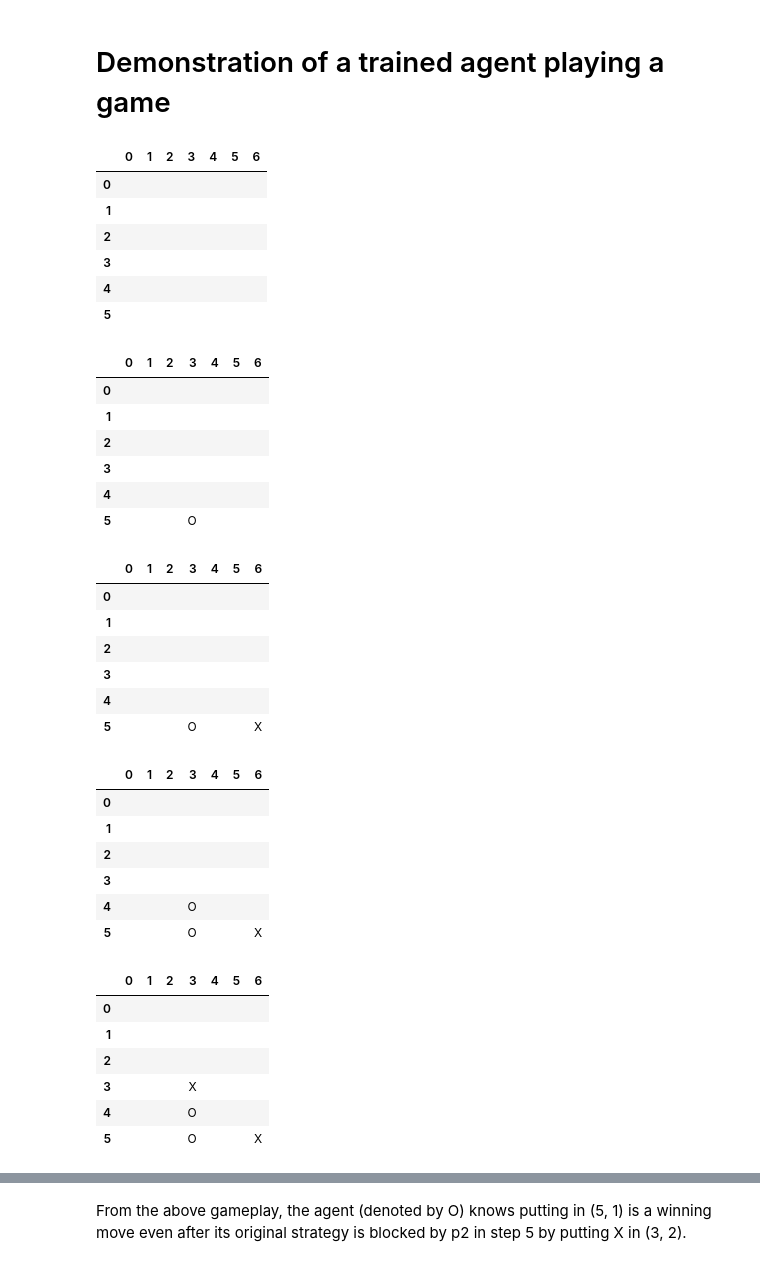
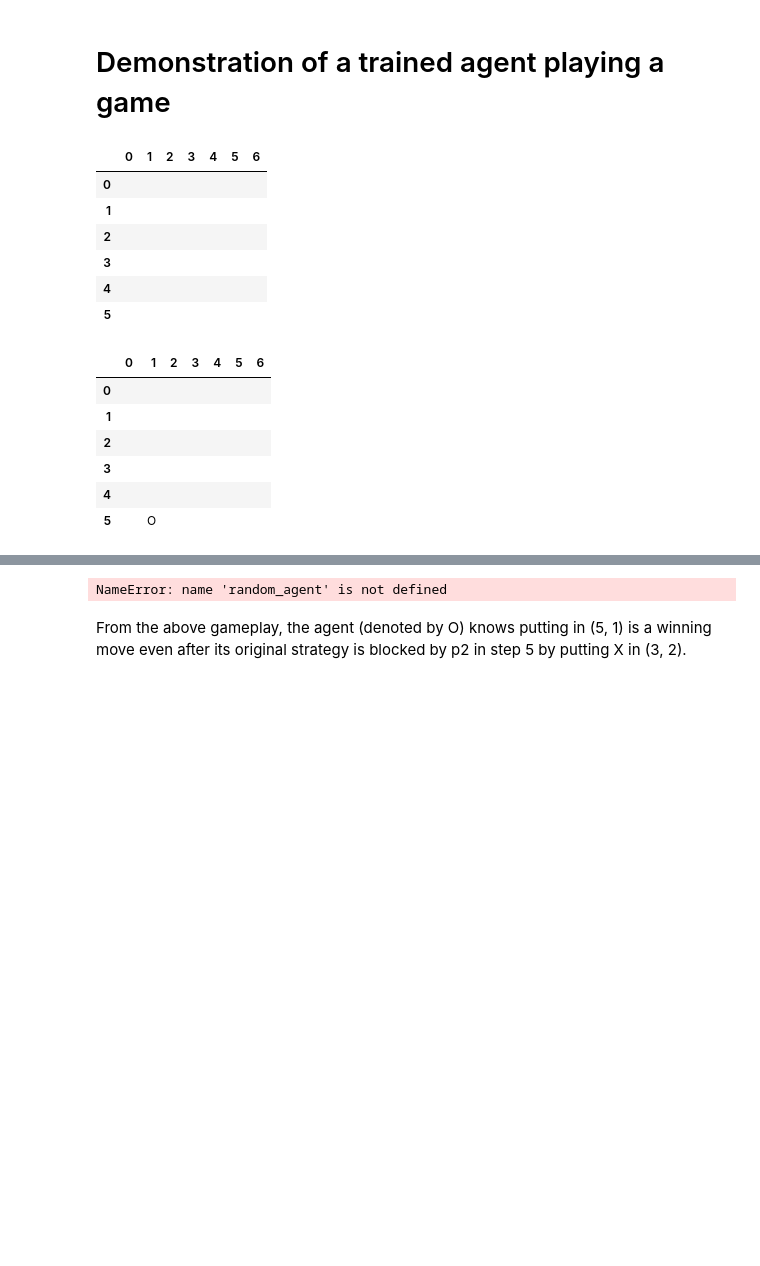
Before and after one commit to leo-calmettes/connect-4, a Jupyter notebook: connect_X.ipynb, the cells around one changed output, grey strips where cells are left out. Saved outputs shown, nothing was run; the diff lists cells and outputs as text; code cells hidden in the pictures; blank space fills up the shorter version.

```diff
--- a/connect_X.ipynb
+++ b/connect_X.ipynb
@@ -253,7 +253,8 @@ def select_action(state, available_actions, steps_done=None, training=True):
         with torch.no_grad():
             # action recommendations from policy net
             r_actions = policy_net(state)[0, :]
-            state_action_values = [r_actions[action] for action in available_actions]
+            # Fix: Move tensor to CPU and convert to numpy before argmax
+            state_action_values = [r_actions[action].cpu().numpy() for action in available_actions]
             argmax_action = np.argmax(state_action_values)
             greedy_action = available_actions[argmax_action]
             return greedy_action
@@ -387,6 +388,9 @@ from itertools import count
 num_episodes = 20000
 # control how lagged is target network by updating every n episodes
 TARGET_UPDATE = 10
+
+# Ensure steps_done is a scalar, as it might have been modified to an array previously.
+steps_done = 0
 
 for i in range(num_episodes):
     env.reset()
@@ -494,57 +488,40 @@ torch.save(policy_net.state_dict(), path)
 def demo():
     env.reset()
     env.render()
-
+    win_moves_taken = 0
+    winner = 'p2'
     while not env.isDone:
         state = env.board_state.copy()
         available_actions = env.get_available_actions()
         action = select_action(state, available_actions, training=False)
+        win_moves_taken += 1
         # trained agent's move is denoted by O
         state, reward = env.make_move(action, 'p1')
         env.render()
 
         if reward == 1:
+            winner = 'p1'
             break
 
         available_actions = env.get_available_actions()
         action = random_agent(available_actions)
         state, reward = env.make_move(action, 'p2')
         env.render()
+    print(f"{winner} won in {win_moves_taken} moves")
 
 demo()
 # %% [output]
 |  | 0 | 1 | 2 | 3 | 4 | 5 | 6 |
 | 0 |  |  |  |  |  |  |  |
 | 1 |  |  |  |  |  |  |  |
 | 2 |  |  |  |  |  |  |  |
 | 3 |  |  |  |  |  |  |  |
 | 4 |  |  |  |  |  |  |  |
 | 5 |  |  |  |  |  |  |  |
 |  | 0 | 1 | 2 | 3 | 4 | 5 | 6 |
 | 0 |  |  |  |  |  |  |  |
 | 1 |  |  |  |  |  |  |  |
 | 2 |  |  |  |  |  |  |  |
 | 3 |  |  |  |  |  |  |  |
 | 4 |  |  |  |  |  |  |  |
-| 5 |  |  |  | O |  |  |  |
+| 5 |  | O |  |  |  |  |  |
-|  | 0 | 1 | 2 | 3 | 4 | 5 | 6 |
-| 0 |  |  |  |  |  |  |  |
-| 1 |  |  |  |  |  |  |  |
-| 2 |  |  |  |  |  |  |  |
-| 3 |  |  |  |  |  |  |  |
-| 4 |  |  |  |  |  |  |  |
-| 5 |  |  |  | O |  |  | X |
-|  | 0 | 1 | 2 | 3 | 4 | 5 | 6 |
-| 0 |  |  |  |  |  |  |  |
-| 1 |  |  |  |  |  |  |  |
-| 2 |  |  |  |  |  |  |  |
-| 3 |  |  |  |  |  |  |  |
-| 4 |  |  |  | O |  |  |  |
-| 5 |  |  |  | O |  |  | X |
-|  | 0 | 1 | 2 | 3 | 4 | 5 | 6 |
-| 0 |  |  |  |  |  |  |  |
-| 1 |  |  |  |  |  |  |  |
-| 2 |  |  |  |  |  |  |  |
-| 3 |  |  |  | X |  |  |  |
-| 4 |  |  |  | O |  |  |  |
-| 5 |  |  |  | O |  |  | X |
@@ -614,2 +528,3 @@ demo()
+NameError: name 'random_agent' is not defined
 # %% [markdown]
 From the above gameplay, the agent (denoted by O) knows putting in (5, 1) is a winning move even after its original strategy is blocked by p2 in step 5 by putting X in (3, 2).
```
Also changed, not shown: parts of 5 cells of this notebook.
